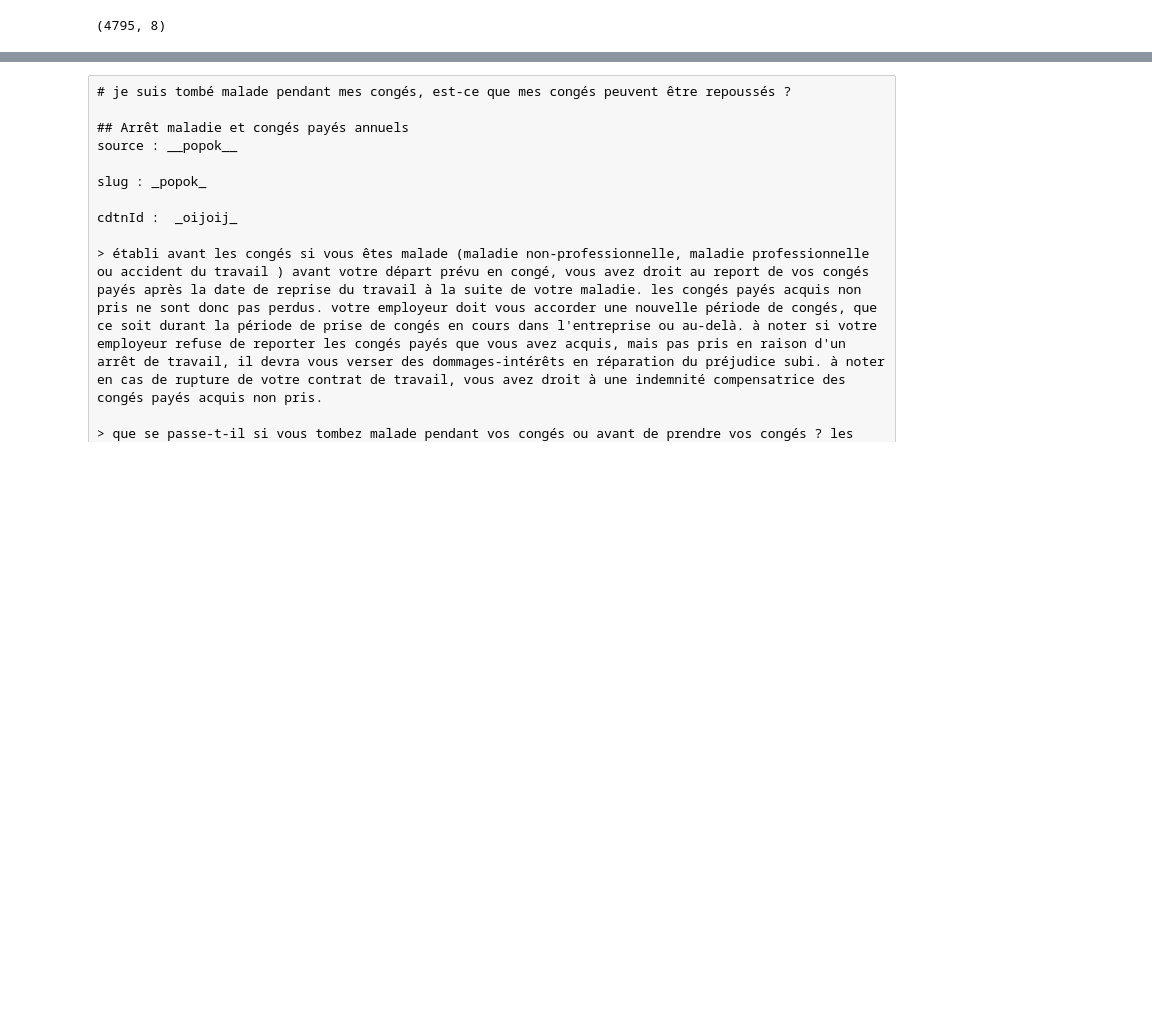
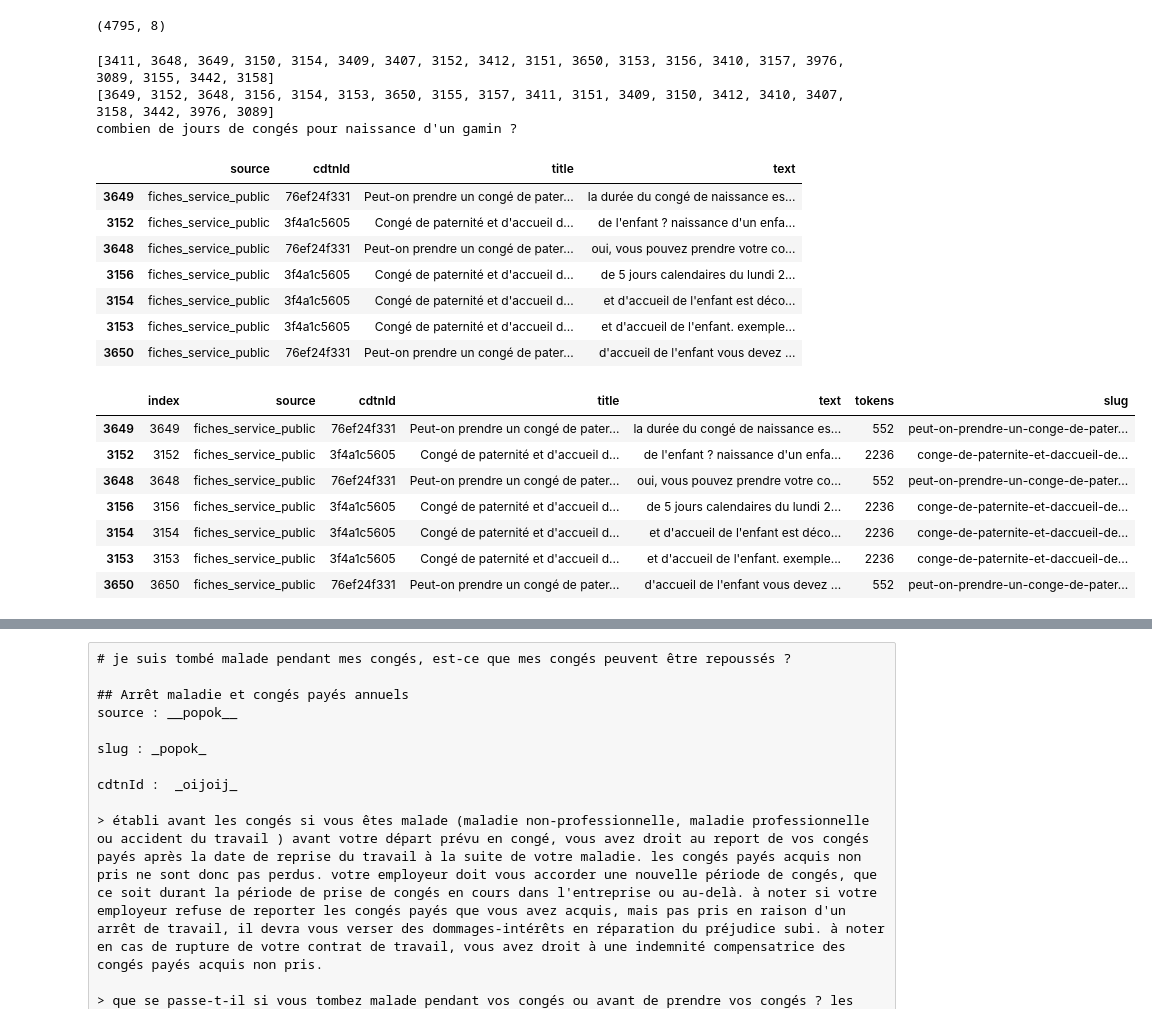
Before and after one commit to SocialGouv/cdtn-nlp, a Jupyter notebook: notebooks/xp_three.ipynb, the cells around one changed output, grey strips where cells are left out. Cells and saved outputs as stored; diff of their text form; code cells hidden in the pictures; blank space fills up the shorter version.

Commit message:
similarity search

```diff
--- a/notebooks/xp_three.ipynb
+++ b/notebooks/xp_three.ipynb
@@ -259,6 +259,28 @@ def search(query):
     #     print()
 
     # print()
+# %%
+search("combien de jours de congés pour naissance d'un gamin ?")
+# %% [output]
+[3411, 3648, 3649, 3150, 3154, 3409, 3407, 3152, 3412, 3151, 3650, 3153, 3156, 3410, 3157, 3976, 3089, 3155, 3442, 3158]
+[3649, 3152, 3648, 3156, 3154, 3153, 3650, 3155, 3157, 3411, 3151, 3409, 3150, 3412, 3410, 3407, 3158, 3442, 3976, 3089]
+combien de jours de congés pour naissance d'un gamin ?
+|  | source | cdtnId | title | text |
+| 3649 | fiches_service_public | 76ef24f331 | Peut-on prendre un congé de pater... | la durée du congé de naissance es... |
+| 3152 | fiches_service_public | 3f4a1c5605 | Congé de paternité et d'accueil d... | de l'enfant ? naissance d'un enfa... |
+| 3648 | fiches_service_public | 76ef24f331 | Peut-on prendre un congé de pater... | oui, vous pouvez prendre votre co... |
+| 3156 | fiches_service_public | 3f4a1c5605 | Congé de paternité et d'accueil d... | de 5 jours calendaires du lundi 2... |
+| 3154 | fiches_service_public | 3f4a1c5605 | Congé de paternité et d'accueil d... | et d'accueil de l'enfant est déco... |
+| 3153 | fiches_service_public | 3f4a1c5605 | Congé de paternité et d'accueil d... | et d'accueil de l'enfant. exemple... |
+| 3650 | fiches_service_public | 76ef24f331 | Peut-on prendre un congé de pater... | d'accueil de l'enfant vous devez ... |
+|  | index | source | cdtnId | title | text | tokens | slug |
+| 3649 | 3649 | fiches_service_public | 76ef24f331 | Peut-on prendre un congé de pater... | la durée du congé de naissance es... | 552 | peut-on-prendre-un-conge-de-pater... |
+| 3152 | 3152 | fiches_service_public | 3f4a1c5605 | Congé de paternité et d'accueil d... | de l'enfant ? naissance d'un enfa... | 2236 | conge-de-paternite-et-daccueil-de... |
+| 3648 | 3648 | fiches_service_public | 76ef24f331 | Peut-on prendre un congé de pater... | oui, vous pouvez prendre votre co... | 552 | peut-on-prendre-un-conge-de-pater... |
+| 3156 | 3156 | fiches_service_public | 3f4a1c5605 | Congé de paternité et d'accueil d... | de 5 jours calendaires du lundi 2... | 2236 | conge-de-paternite-et-daccueil-de... |
+| 3154 | 3154 | fiches_service_public | 3f4a1c5605 | Congé de paternité et d'accueil d... | et d'accueil de l'enfant est déco... | 2236 | conge-de-paternite-et-daccueil-de... |
+| 3153 | 3153 | fiches_service_public | 3f4a1c5605 | Congé de paternité et d'accueil d... | et d'accueil de l'enfant. exemple... | 2236 | conge-de-paternite-et-daccueil-de... |
+| 3650 | 3650 | fiches_service_public | 76ef24f331 | Peut-on prendre un congé de pater... | d'accueil de l'enfant vous devez ... | 552 | peut-on-prendre-un-conge-de-pater... |
 # %%
 res = []
 for i in range(len(questions)):
```
Also changed, not shown: parts of 8 cells of this notebook, 2 other files.
